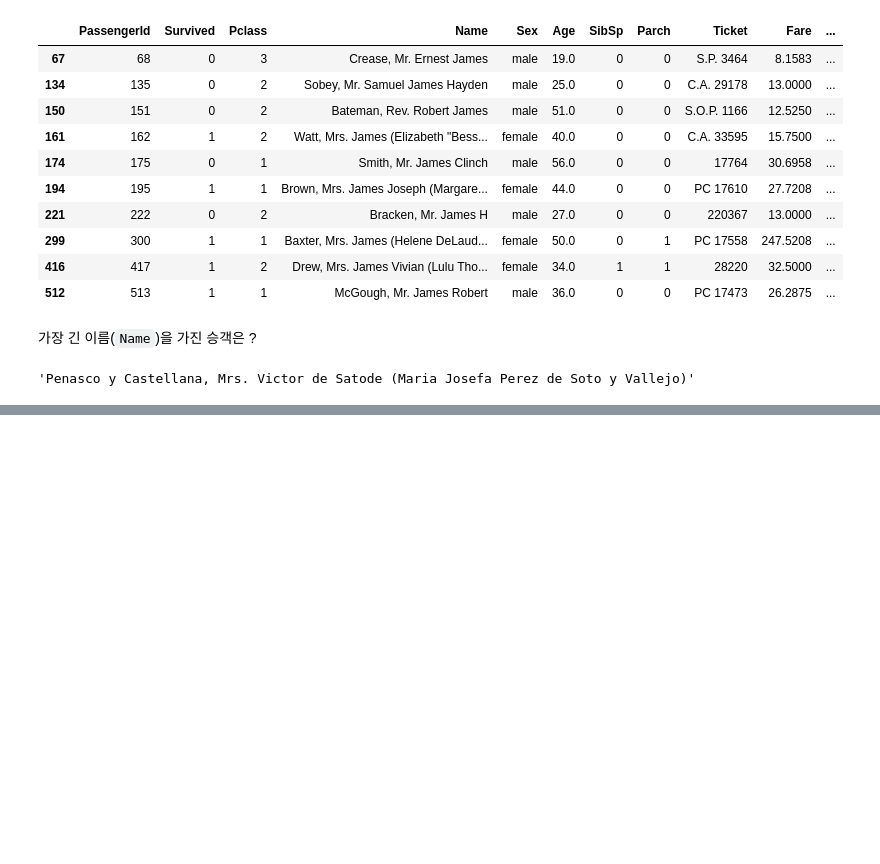
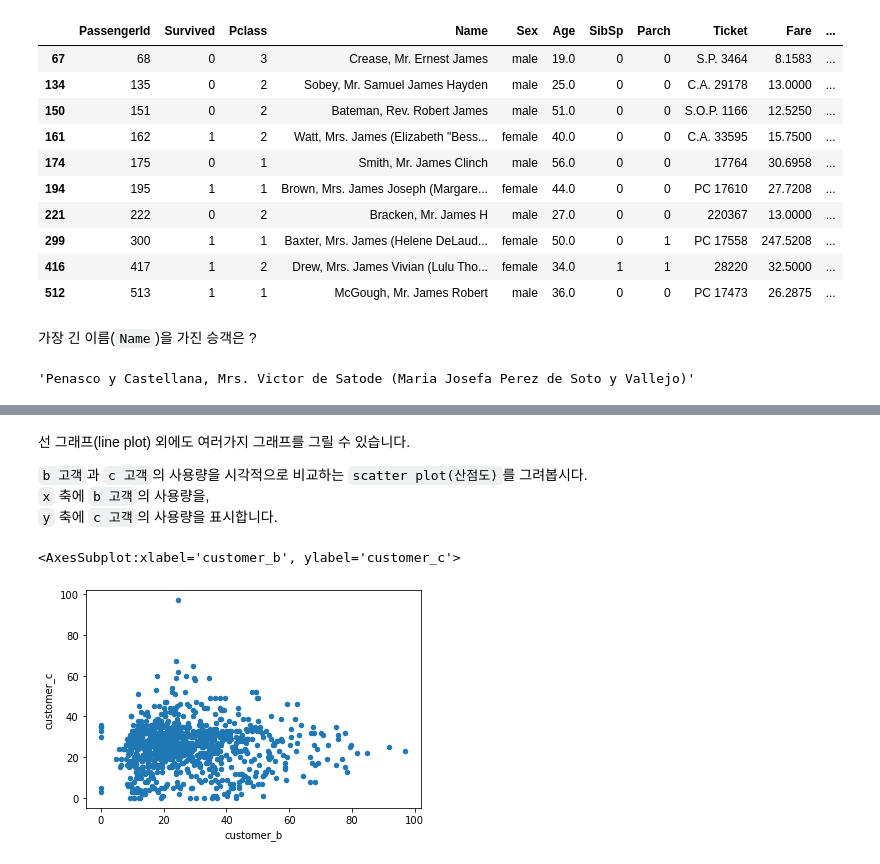
Before and after one commit to pparkddo/nano-degree, a Jupyter notebook: pandas.ipynb, the cells around one changed output, grey strips where cells are left out. Drawn from its saved outputs; the diff is of its cells as text; code cells hidden in the pictures; blank space fills up the shorter version.

```diff
--- a/pandas.ipynb
+++ b/pandas.ipynb
@@ -942,0 +989,11 @@ titanic.loc[titanic["Name"].str.len().idxmax(), "Name"]
+# %% [markdown]
+선 그래프(line plot) 외에도 여러가지 그래프를 그릴 수 있습니다.
+
+`b 고객`과 `c 고객`의 사용량을  시각적으로 비교하는 `scatter plot(산점도)`를 그려봅시다.
+`x` 축에 `b 고객`의 사용량을,
+`y` 축에 `c 고객`의 사용량을 표시합니다.
+# %%
+electricity_usage.plot.scatter(x="customer_b", y="customer_c")
+# %% [output]
+<AxesSubplot:xlabel='customer_b', ylabel='customer_c'>
+[figure, added]
```
Also changed, not shown: parts of 25 cells of this notebook, 1 other file.
